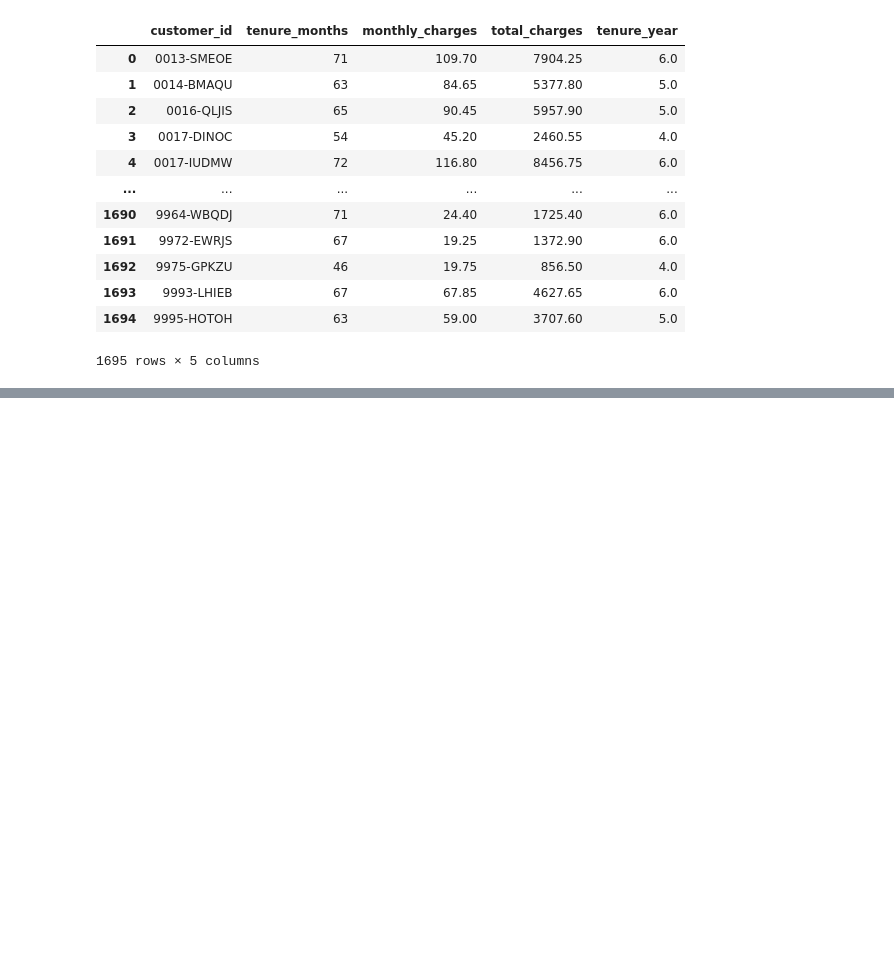
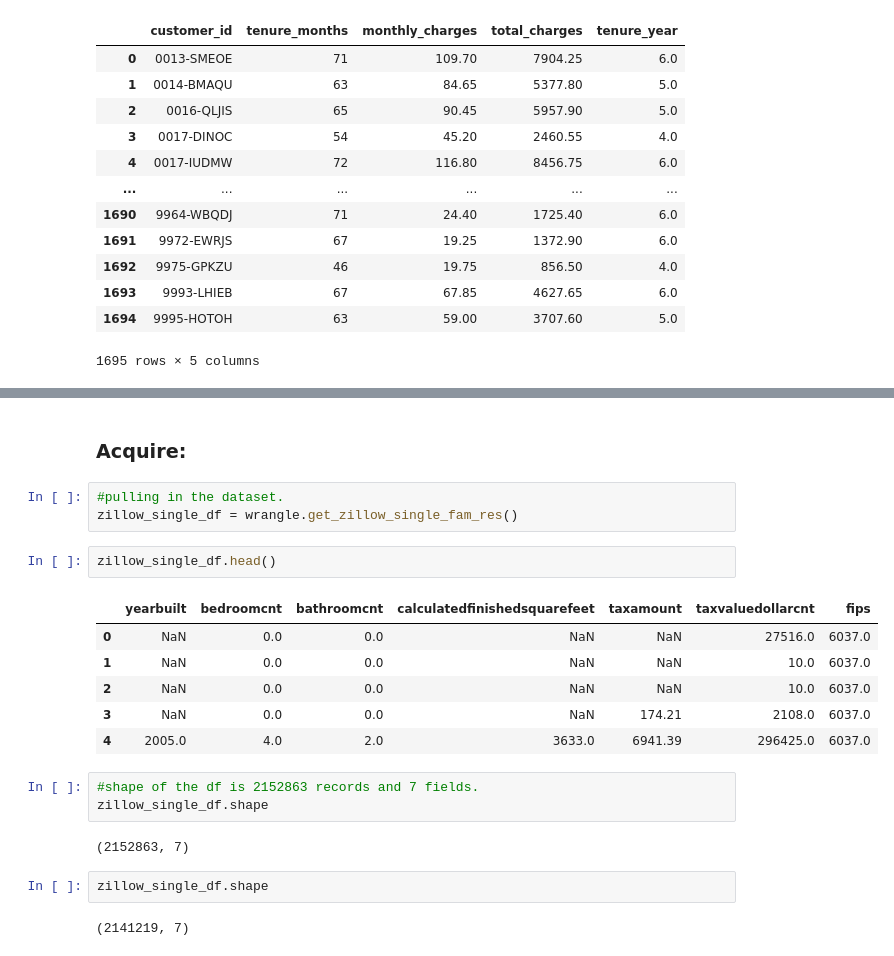
Before and after one commit to RobLMurphy92/regression-exercises, a Jupyter notebook: wrangle.ipynb, the cells around one changed output, grey strips where cells are left out. Drawn from its saved outputs; the diff is of its cells as text; blank space fills up the shorter version.

Commit message:
implmented sql query in a function to pull zillow data

```diff
--- a/wrangle.ipynb
+++ b/wrangle.ipynb
@@ -271,0 +285,23 @@ Store all of the necessary functions to automate your process from acquiring the
+# %% [markdown]
+### Acquire:
+# %%
+#pulling in the dataset.
+zillow_single_df = wrangle.get_zillow_single_fam_res()
+# %%
+zillow_single_df.head()
+# %% [output]
+|  | yearbuilt | bedroomcnt | bathroomcnt | calculatedfinishedsquarefeet | taxamount | taxvaluedollarcnt | fips |
+| 0 | NaN | 0.0 | 0.0 | NaN | NaN | 27516.0 | 6037.0 |
+| 1 | NaN | 0.0 | 0.0 | NaN | NaN | 10.0 | 6037.0 |
+| 2 | NaN | 0.0 | 0.0 | NaN | NaN | 10.0 | 6037.0 |
+| 3 | NaN | 0.0 | 0.0 | NaN | 174.21 | 2108.0 | 6037.0 |
+| 4 | 2005.0 | 4.0 | 2.0 | 3633.0 | 6941.39 | 296425.0 | 6037.0 |
+# %%
+#shape of the df is 2152863 records and 7 fields.
+zillow_single_df.shape
+# %% [output]
+(2152863, 7)
+# %%
+zillow_single_df.shape
+# %% [output]
+(2141219, 7)
```
Also changed, not shown: parts of 11 cells of this notebook.
